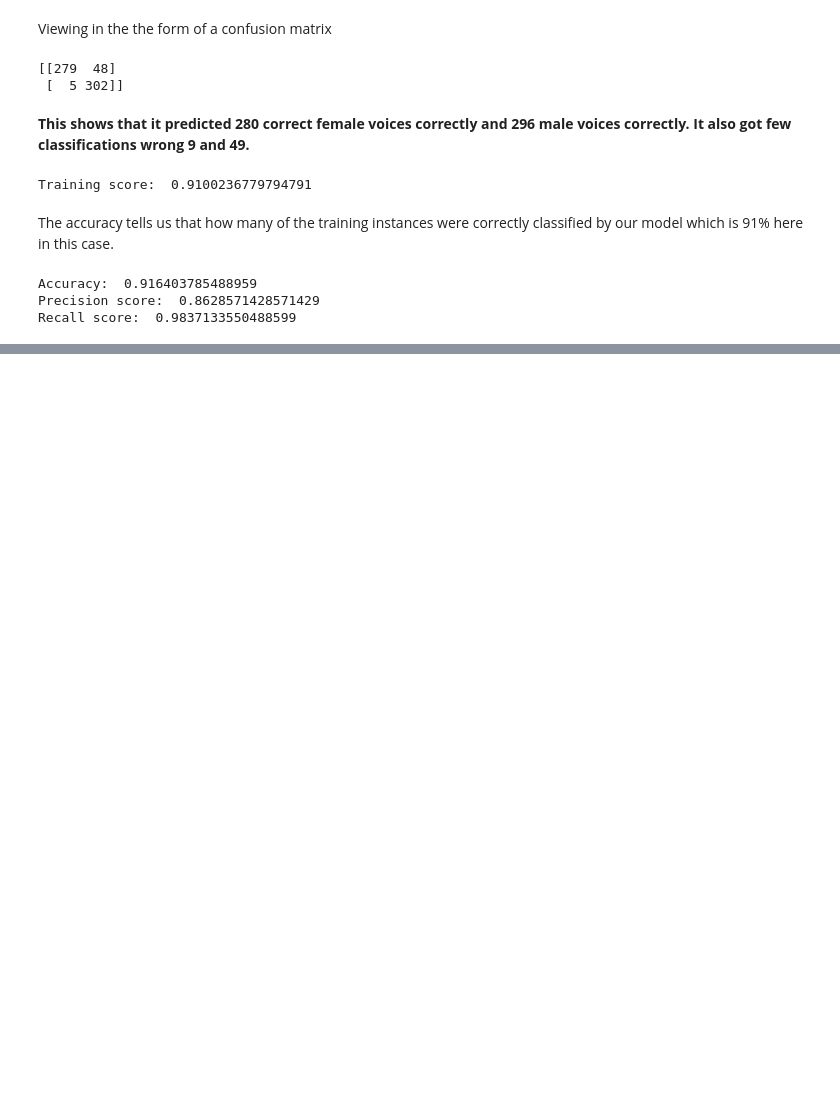
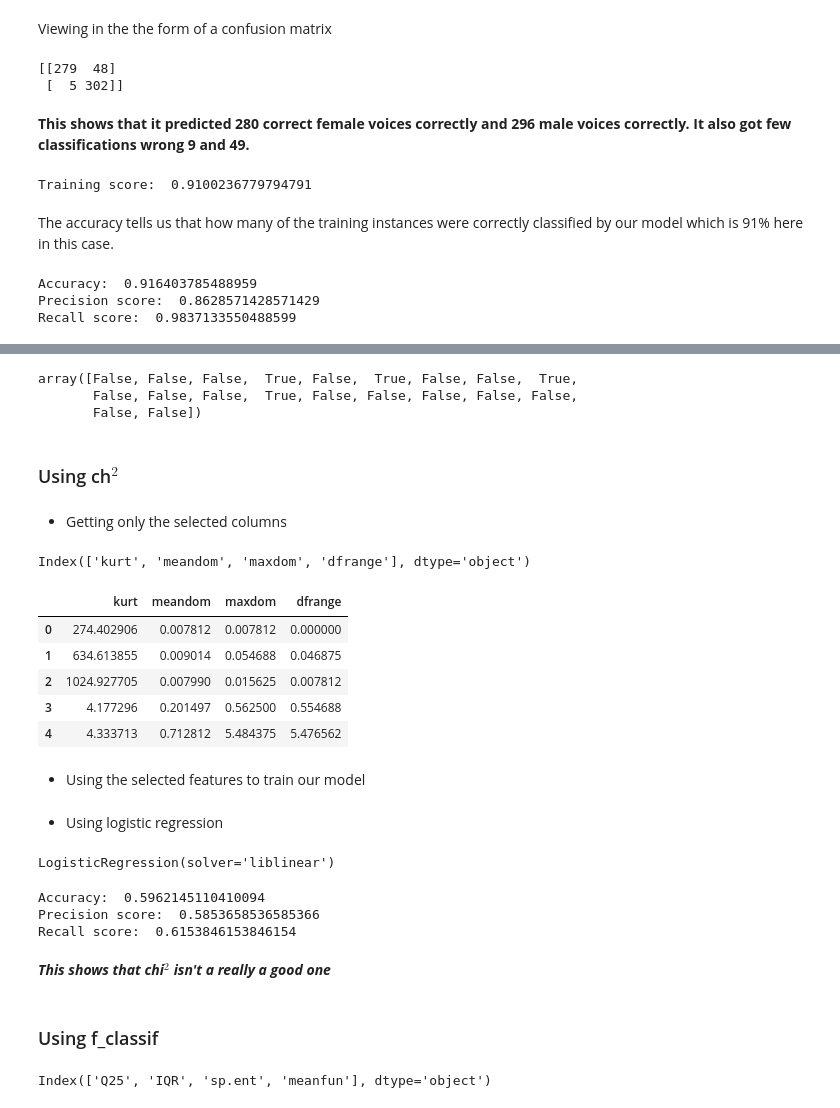
Before and after one commit to Crazz-Zaac/Predictive-model-implementation, a Jupyter notebook: LogisticRegression.ipynb, the cells around one changed output, grey strips where cells are left out. Saved outputs shown, nothing was run; the diff lists cells and outputs as text; code cells hidden in the pictures; blank space fills up the shorter version.

Commit message:
logistic regression completed

```diff
--- a/LogisticRegression.ipynb
+++ b/LogisticRegression.ipynb
@@ -148,0 +190,2 @@ Recall score:  0.9837133550488599
+# %%
+select_univariate = SelectKBest(f_classif, k=4).fit(features, target)
@@ -148,0 +194,28 @@ Recall score:  0.9837133550488599
+# %%
+features_mask = select_univariate.get_support()
+features_mask
+# %% [output]
+array([False, False, False,  True, False,  True, False, False,  True,
+       False, False, False,  True, False, False, False, False, False,
+       False, False])
+# %% [markdown]
+### Using ch$^2$
+# %% [markdown]
+- Getting only the selected columns
+# %%
+selected_columns = features.columns[features_mask]
+selected_columns
+# %% [output]
+Index(['kurt', 'meandom', 'maxdom', 'dfrange'], dtype='object')
+# %%
+selected_features = features[selected_columns]
+selected_features.head()
+# %% [output]
+|  | kurt | meandom | maxdom | dfrange |
+| 0 | 274.402906 | 0.007812 | 0.007812 | 0.000000 |
+| 1 | 634.613855 | 0.009014 | 0.054688 | 0.046875 |
+| 2 | 1024.927705 | 0.007990 | 0.015625 | 0.007812 |
+| 3 | 4.177296 | 0.201497 | 0.562500 | 0.554688 |
+| 4 | 4.333713 | 0.712812 | 5.484375 | 5.476562 |
+# %% [markdown]
+- Using the selected features to train our model
@@ -148,0 +224,8 @@ Recall score:  0.9837133550488599
+# %% [markdown]
+- Using logistic regression
+# %%
+from sklearn.linear_model import LogisticRegression
+logistic_model = LogisticRegression(penalty='l2', solver='liblinear')
+logistic_model.fit(x_train, y_train)
+# %% [output]
+LogisticRegression(solver='liblinear')
@@ -148,0 +234,21 @@ Recall score:  0.9837133550488599
+# %%
+acc = accuracy_score(y_test, y_pred)
+pre = precision_score(y_test, y_pred)
+recall = recall_score(y_test, y_pred)
+
+print("Accuracy: ", acc)
+print("Precision score: ", pre)
+print("Recall score: ",recall)
+# %% [output]
+Accuracy:  0.5962145110410094
+Precision score:  0.5853658536585366
+Recall score:  0.6153846153846154
+# %% [markdown]
+***This shows that chi$^2$ isn't a really a good one***
+# %% [markdown]
+### Using f_classif
+# %%
+selected_columns = features.columns[features_mask]
+selected_columns
+# %% [output]
+Index(['Q25', 'IQR', 'sp.ent', 'meanfun'], dtype='object')
```
Also changed, not shown: parts of 23 cells of this notebook.
